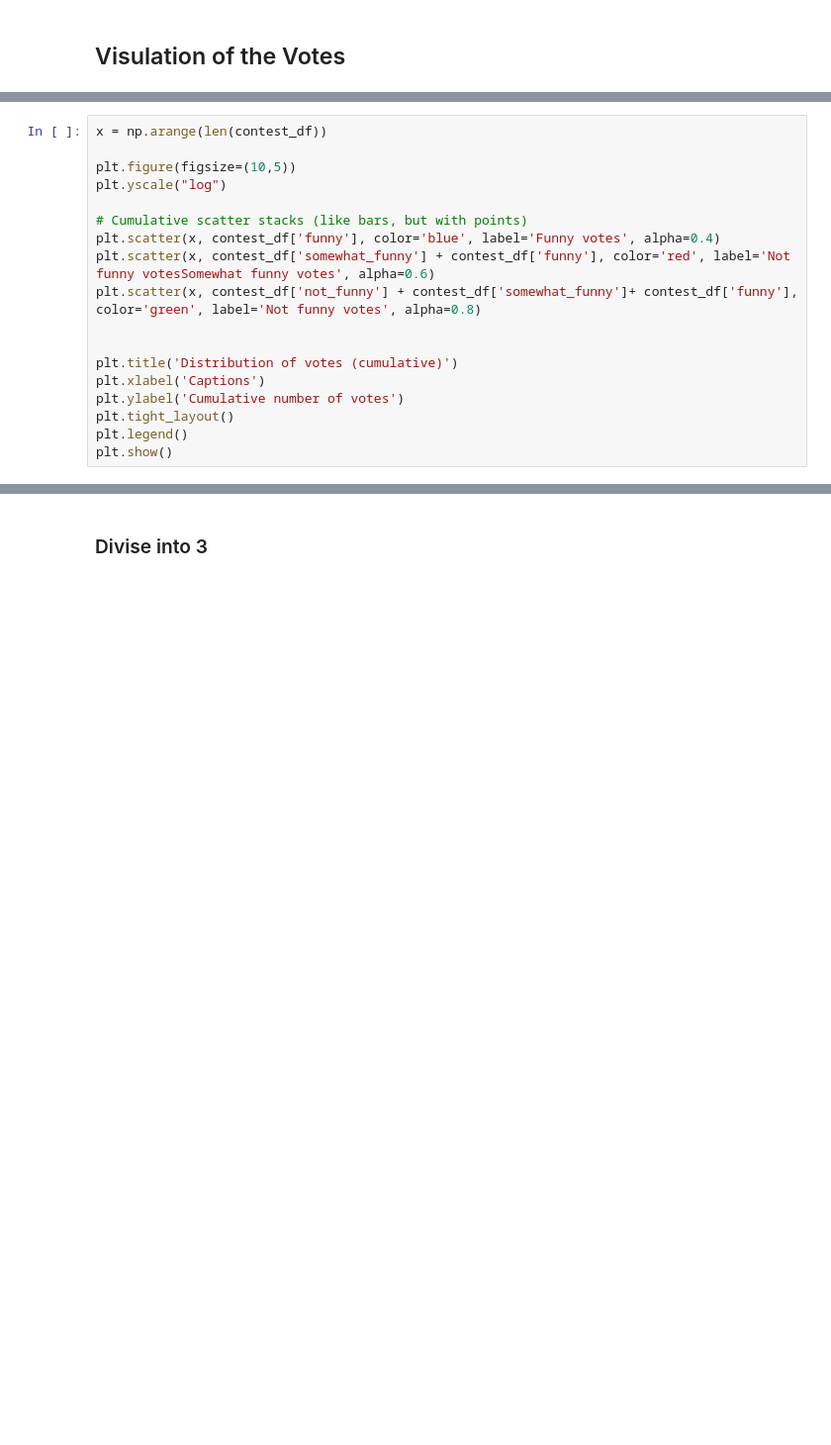
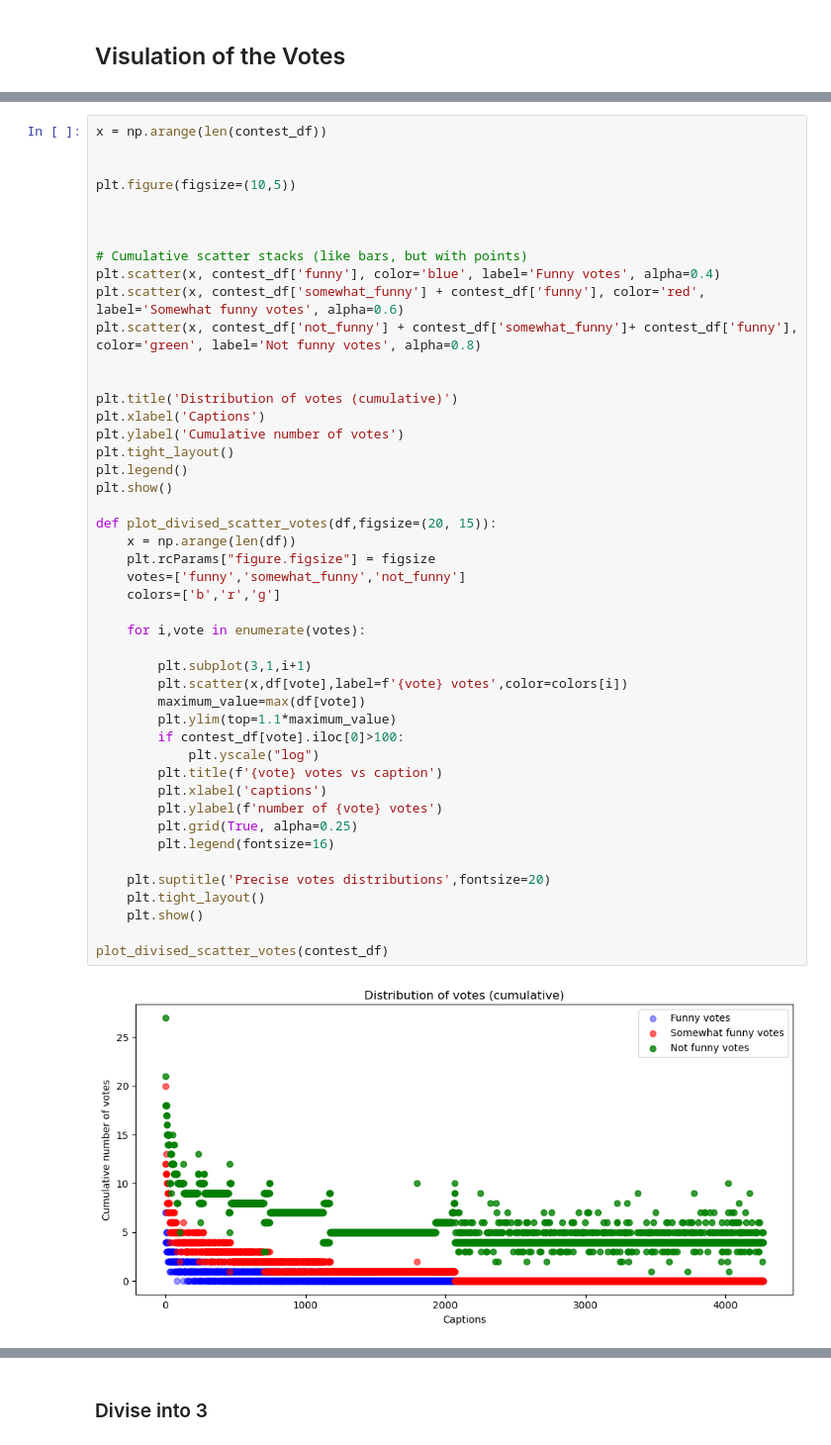
Before and after one commit to epfl-ada/ada-2025-project-json-derulo, a Jupyter notebook: src/Adrian/visualisation.ipynb, the cells around one changed output, grey strips where cells are left out. Shown at 99% size. Drawn from its saved outputs; the diff is of its cells as text; blank space fills up the shorter version.

```diff
--- a/src/Adrian/visualisation.ipynb
+++ b/src/Adrian/visualisation.ipynb
@@ -74,18 +118,48 @@ plt.legend()
 # %%
 x = np.arange(len(contest_df))
 
+
 plt.figure(figsize=(10,5))
-plt.yscale("log")
+
+
 
 # Cumulative scatter stacks (like bars, but with points)
 plt.scatter(x, contest_df['funny'], color='blue', label='Funny votes', alpha=0.4)
-plt.scatter(x, contest_df['somewhat_funny'] + contest_df['funny'], color='red', label='Not funny votesSomewhat funny votes', alpha=0.6)
+plt.scatter(x, contest_df['somewhat_funny'] + contest_df['funny'], color='red', label='Somewhat funny votes', alpha=0.6)
 plt.scatter(x, contest_df['not_funny'] + contest_df['somewhat_funny']+ contest_df['funny'], color='green', label='Not funny votes', alpha=0.8)
 
 
 plt.title('Distribution of votes (cumulative)')
 plt.xlabel('Captions')
 plt.ylabel('Cumulative number of votes')
 plt.tight_layout()
 plt.legend()
 plt.show()
+
+def plot_divised_scatter_votes(df,figsize=(20, 15)):
+    x = np.arange(len(df))
+    plt.rcParams["figure.figsize"] = figsize
+    votes=['funny','somewhat_funny','not_funny']
+    colors=['b','r','g']
+
+    for i,vote in enumerate(votes):
+
+        plt.subplot(3,1,i+1)
+        plt.scatter(x,df[vote],label=f'{vote} votes',color=colors[i])
+        maximum_value=max(df[vote])
+        plt.ylim(top=1.1*maximum_value)
+        if contest_df[vote].iloc[0]>100:
+            plt.yscale("log")
+        plt.title(f'{vote} votes vs caption')
+        plt.xlabel('captions')
+        plt.ylabel(f'number of {vote} votes')
+        plt.grid(True, alpha=0.25)
+        plt.legend(fontsize=16)
+
+    plt.suptitle('Precise votes distributions',fontsize=20)
+    plt.tight_layout()
+    plt.show()
+
+plot_divised_scatter_votes(contest_df)
+# %% [output]
+[figure, added]
```
Also changed, not shown: parts of 24 cells of this notebook, 3 other files.
